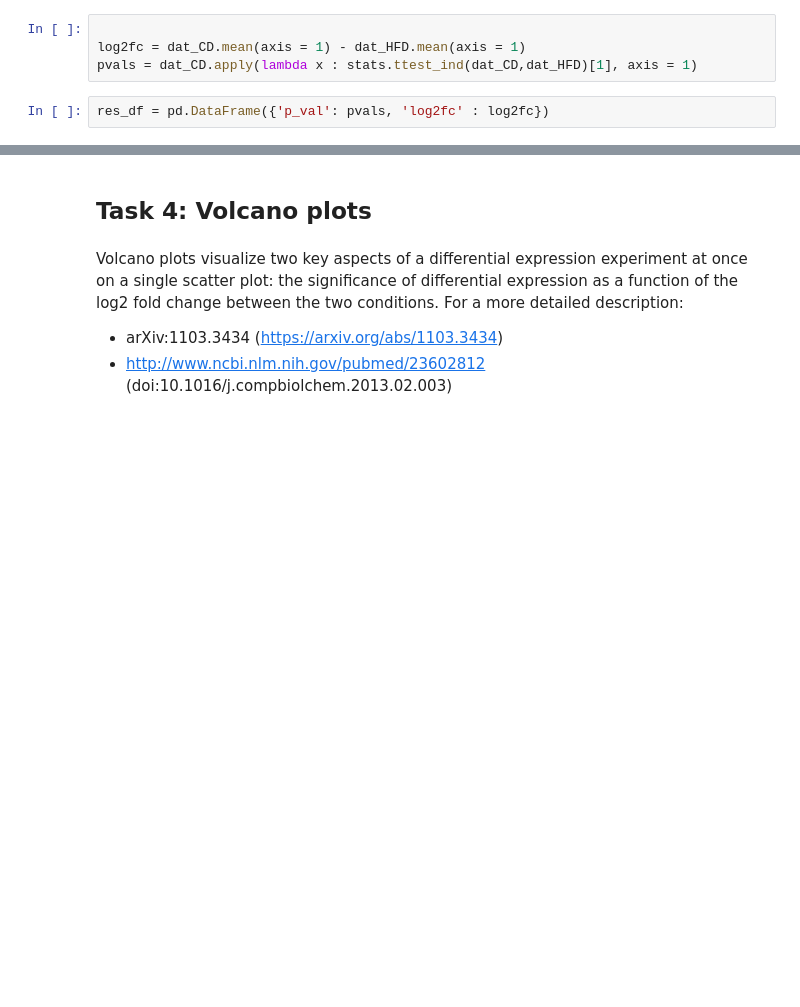
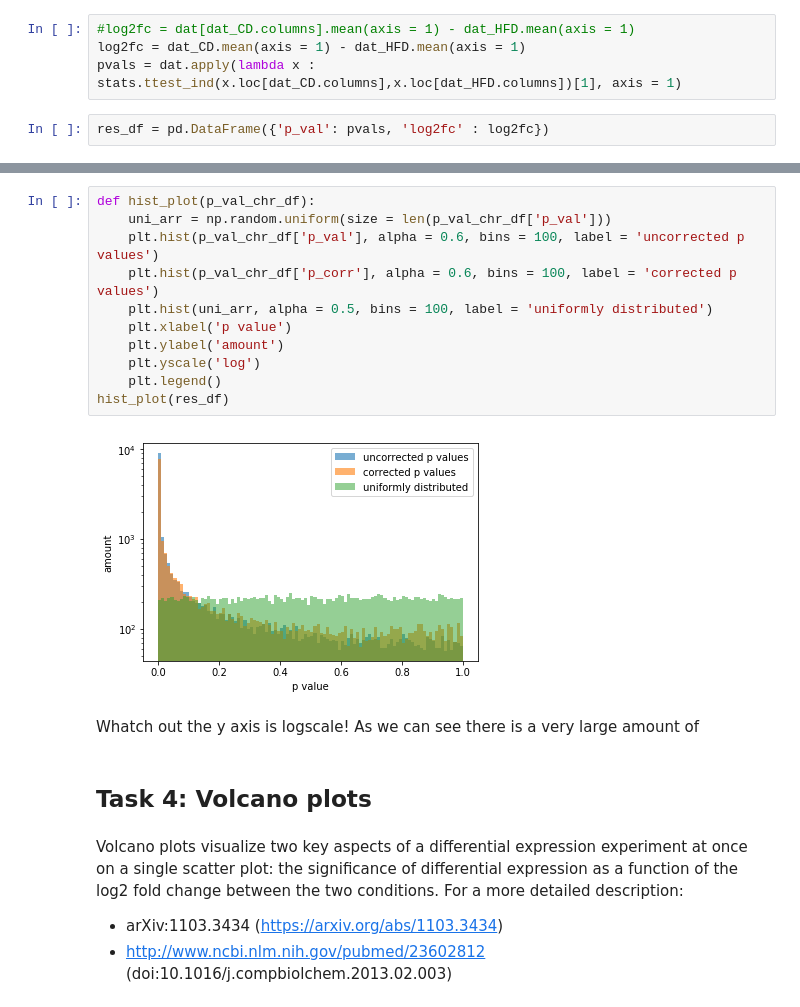
Before and after one commit to Osrip/Integrated_Bioinformatics, a Jupyter notebook: IntegratedBioinformatics/notebooks/Day56_DE_Analysis.ipynb, the cells around one changed output, grey strips where cells are left out. Saved outputs shown, nothing was run; the diff lists cells and outputs as text; blank space fills up the shorter version.

```diff
--- a/IntegratedBioinformatics/notebooks/Day56_DE_Analysis.ipynb
+++ b/IntegratedBioinformatics/notebooks/Day56_DE_Analysis.ipynb
@@ -430,8 +430,8 @@ If you have enough time, you can add the raw and corrected p-values of other mea
 
 You may want to create the above columns as individual `Series` objects, and concatenate them at the end, since initializing a large `DataFrame` in advance and filling it cell by cell is very inefficient.
 # %%
-
+#log2fc = dat[dat_CD.columns].mean(axis = 1) - dat_HFD.mean(axis = 1)
 log2fc = dat_CD.mean(axis = 1) - dat_HFD.mean(axis = 1)
-pvals = dat_CD.apply(lambda x : stats.ttest_ind(dat_CD,dat_HFD)[1], axis = 1)
+pvals = dat.apply(lambda x : stats.ttest_ind(x.loc[dat_CD.columns],x.loc[dat_HFD.columns])[1], axis = 1)
 # %%
 res_df = pd.DataFrame({'p_val': pvals, 'log2fc' : log2fc})
@@ -442,3 +451,19 @@ NameError: name 'pvals' is not defined
+# %%
+def hist_plot(p_val_chr_df):
+    uni_arr = np.random.uniform(size = len(p_val_chr_df['p_val']))
+    plt.hist(p_val_chr_df['p_val'], alpha = 0.6, bins = 100, label = 'uncorrected p values')
+    plt.hist(p_val_chr_df['p_corr'], alpha = 0.6, bins = 100, label = 'corrected p values')
+    plt.hist(uni_arr, alpha = 0.5, bins = 100, label = 'uniformly distributed')
+    plt.xlabel('p value')
+    plt.ylabel('amount')
+    plt.yscale('log')
+    plt.legend()
+hist_plot(res_df)
+# %% [output]
+[figure, added]
+# %% [markdown]
+Whatch out the y axis is logscale!
+As we can see there is a very large amount of
 # %% [markdown]
 ## Task 4: Volcano plots
 # %% [markdown]
```
Also changed, not shown: parts of 2 cells of this notebook.
